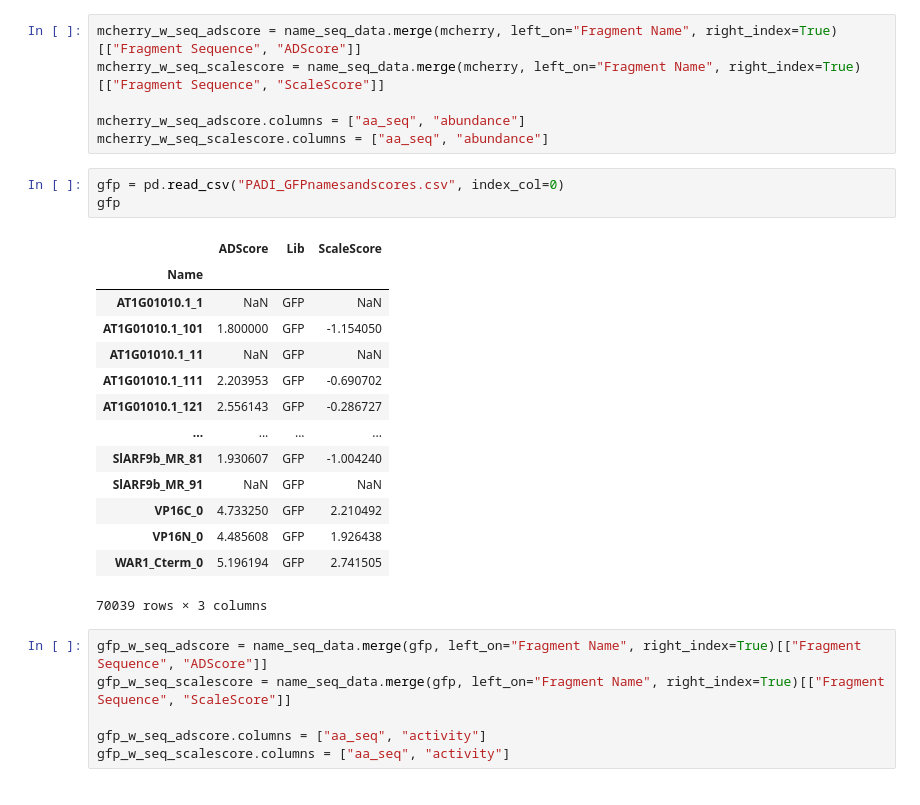
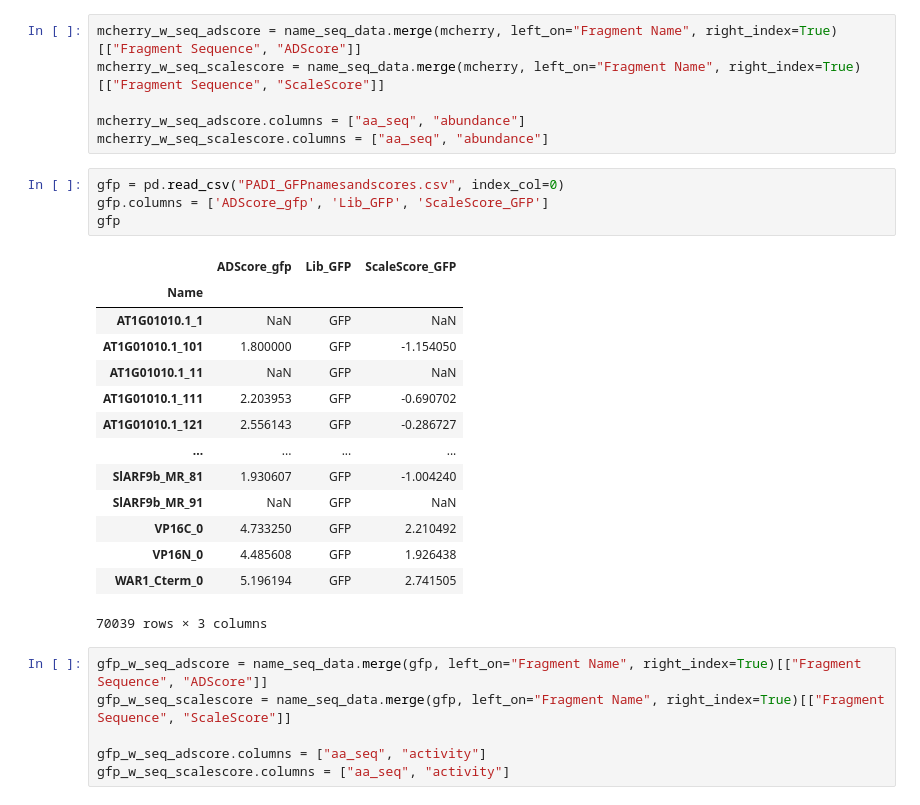
Before and after one commit to staller-lab/NN_interpretability_for_AD_prediction, a Jupyter notebook: Data/PADI_data_wrangle.ipynb, the cells around one changed output. Saved outputs shown, nothing was run; the diff lists cells and outputs as text.

```diff
--- a/Data/PADI_data_wrangle.ipynb
+++ b/Data/PADI_data_wrangle.ipynb
@@ -63,9 +64,10 @@ mcherry_w_seq_adscore.columns = ["aa_seq", "abundance"]
 mcherry_w_seq_scalescore.columns = ["aa_seq", "abundance"]
 # %%
 gfp = pd.read_csv("PADI_GFPnamesandscores.csv", index_col=0)
+gfp.columns = ['ADScore_gfp', 'Lib_GFP', 'ScaleScore_GFP']
 gfp
 # %% [output]
-|  | ADScore | Lib | ScaleScore |
+|  | ADScore_gfp | Lib_GFP | ScaleScore_GFP |
 | Name |  |  |  |
 | AT1G01010.1_1 | NaN | GFP | NaN |
 | AT1G01010.1_101 | 1.800000 | GFP | -1.154050 |
```
Also changed, not shown: parts of 24 cells of this notebook, 14 other files.
